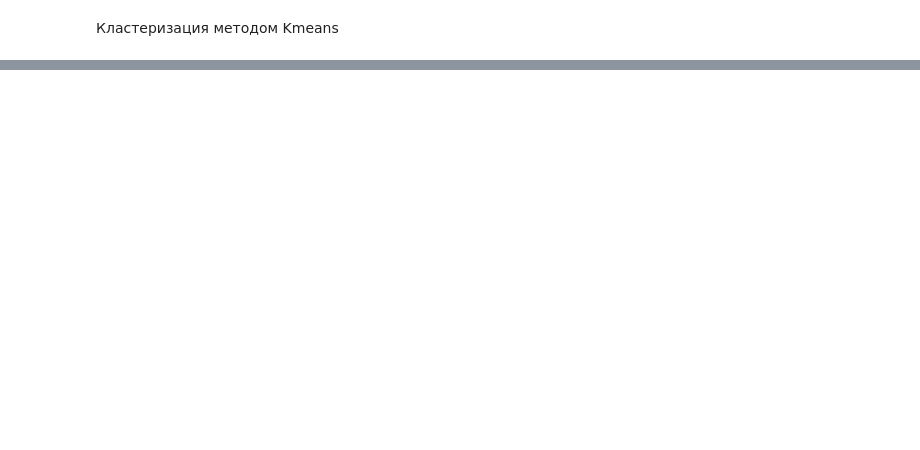
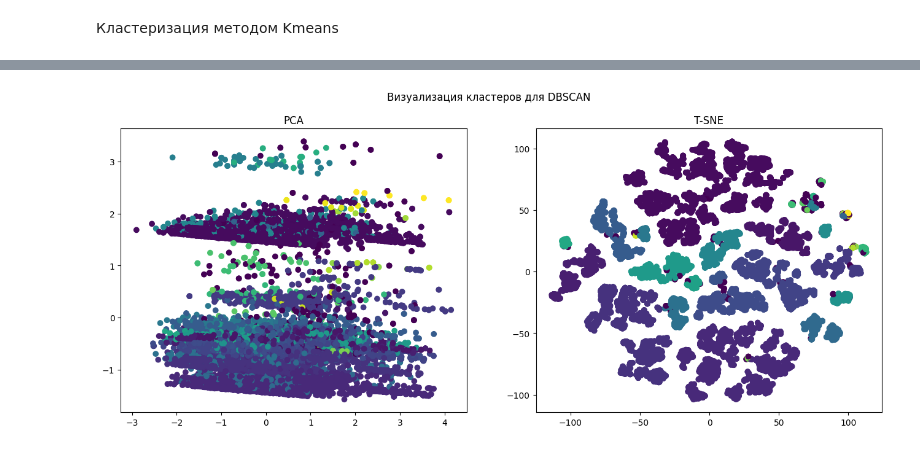
Before and after one commit to Winnie-the-Pooh2019/ai-l2.2.3, a Jupyter notebook: main.ipynb, the cells around one changed output, grey strips where cells are left out. Saved outputs shown, nothing was run; the diff lists cells and outputs as text; code cells hidden in the pictures; blank space fills up the shorter version.

```diff
--- a/main.ipynb
+++ b/main.ipynb
@@ -212,0 +228,2 @@ plt.show()
+# %%
+optimal_e = 1.8
@@ -212,0 +261,18 @@ plt.show()
+# %%
+dbscan_optimal = DBSCAN(eps=optimal_e)
+clusters_db = dbscan_optimal.fit_predict(X_scaled)
+
+fig, (ax1, ax2) = plt.subplots(1, 2, figsize=(16, 6))
+
+# K-means
+ax1.scatter(X_pca[:, 0], X_pca[:, 1], c=clusters_db)
+ax1.set_title('PCA')
+
+# DBSCAN
+ax2.scatter(X_tsne[:, 0], X_tsne[:, 1], c=clusters_db)
+ax2.set_title('T-SNE')
+
+plt.suptitle('Визуализация кластеров для DBSCAN')
+plt.show()
+# %% [output]
+[figure, added]
```
Also changed, not shown: parts of 16 cells of this notebook.
